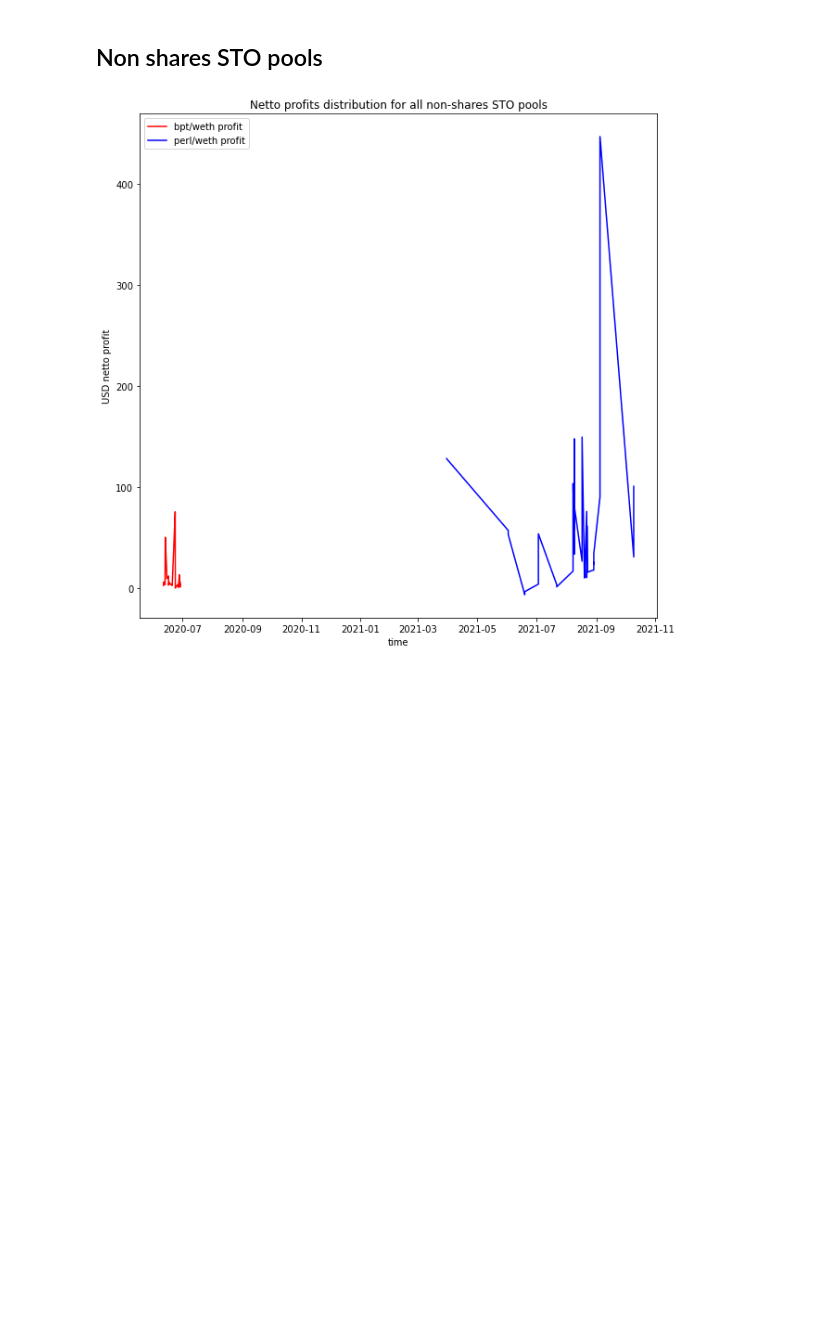
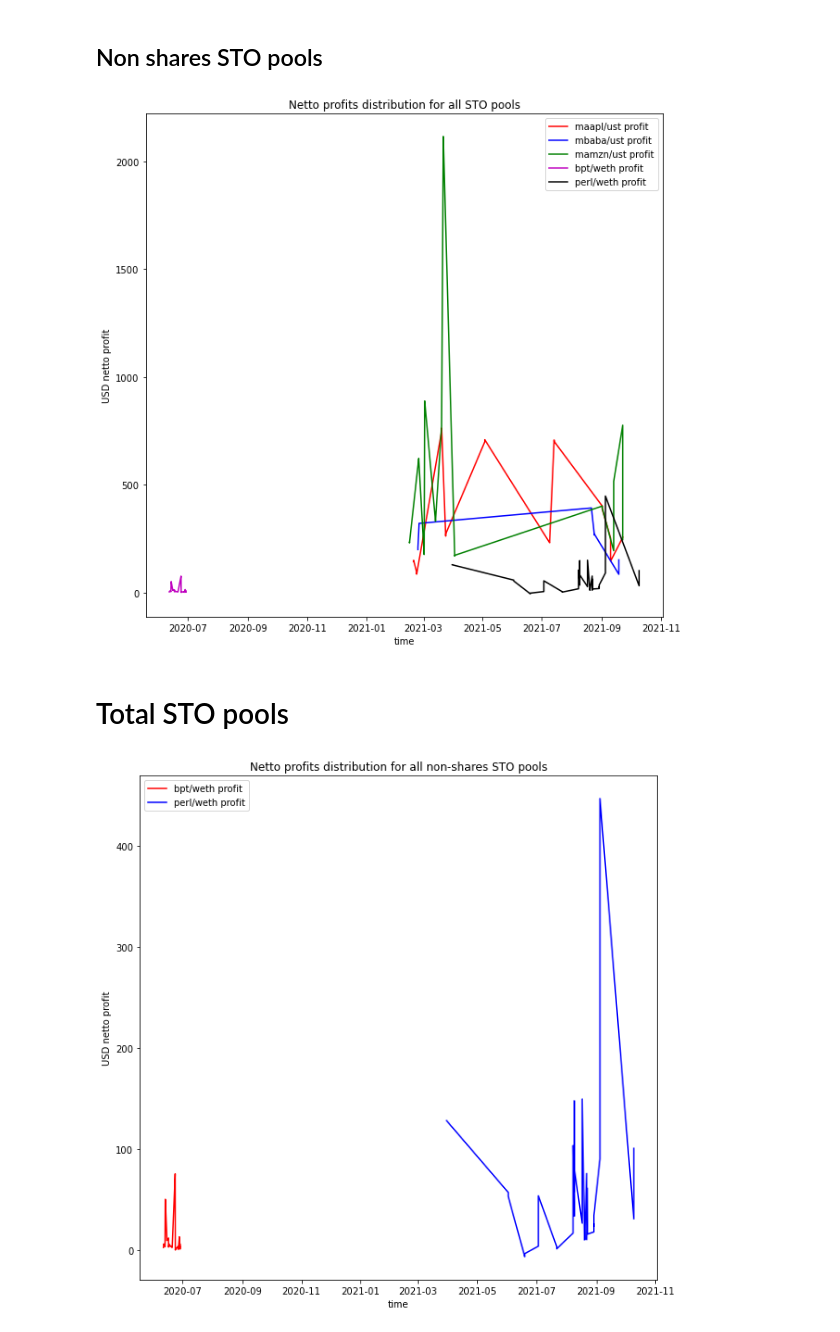
Before and after one commit to IX-Swap/data-science, a Jupyter notebook: simulations/uniswap_pools/total_mevs_with_gas_analysis.ipynb, the cells around one changed output. Drawn from its saved outputs; the diff is of its cells as text; code cells hidden in the pictures; blank space fills up the shorter version.

Commit message:
adding some new stuff to total MEVs analysis with gas

```diff
--- a/simulations/uniswap_pools/total_mevs_with_gas_analysis.ipynb
+++ b/simulations/uniswap_pools/total_mevs_with_gas_analysis.ipynb
@@ -175,3 +175,19 @@ plt.show()
 [figure]
 # %% [markdown]
 ## Non shares STO pools
+# %%
+fig, ax = plt.subplots(figsize=(10, 10))
+ax.plot(maapl_ust_profits_df['timestamp'], maapl_ust_profits_df['netto_profit'], color='r', label='maapl/ust profit')
+ax.plot(mbaba_ust_profits_df['timestamp'], mbaba_ust_profits_df['netto_profit'], color='b', label='mbaba/ust profit')
+ax.plot(mamzn_ust_profits_df['timestamp'], mamzn_ust_profits_df['netto_profit'], color='g', label='mamzn/ust profit')
+ax.plot(bpt_weth_profits_df['timestamp'], bpt_weth_profits_df['netto_profit'], color='m', label='bpt/weth profit')
+ax.plot(perl_weth_profits_df['timestamp'], perl_weth_profits_df['netto_profit'], color='black', label='perl/weth profit')
+ax.set_xlabel('time')
+ax.set_ylabel('USD netto profit')
+ax.set_title('Netto profits distribution for all STO pools')
+ax.legend()
+plt.show()
+# %% [output]
+[figure, added]
+# %% [markdown]
+# Total STO pools
```
Also changed, not shown: parts of 3 cells of this notebook.
